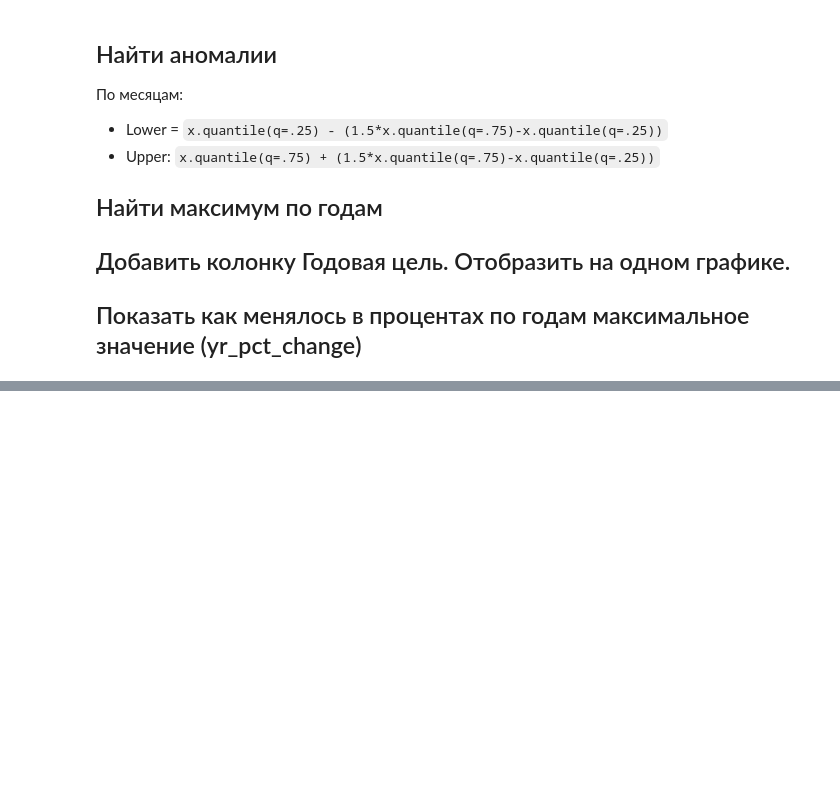
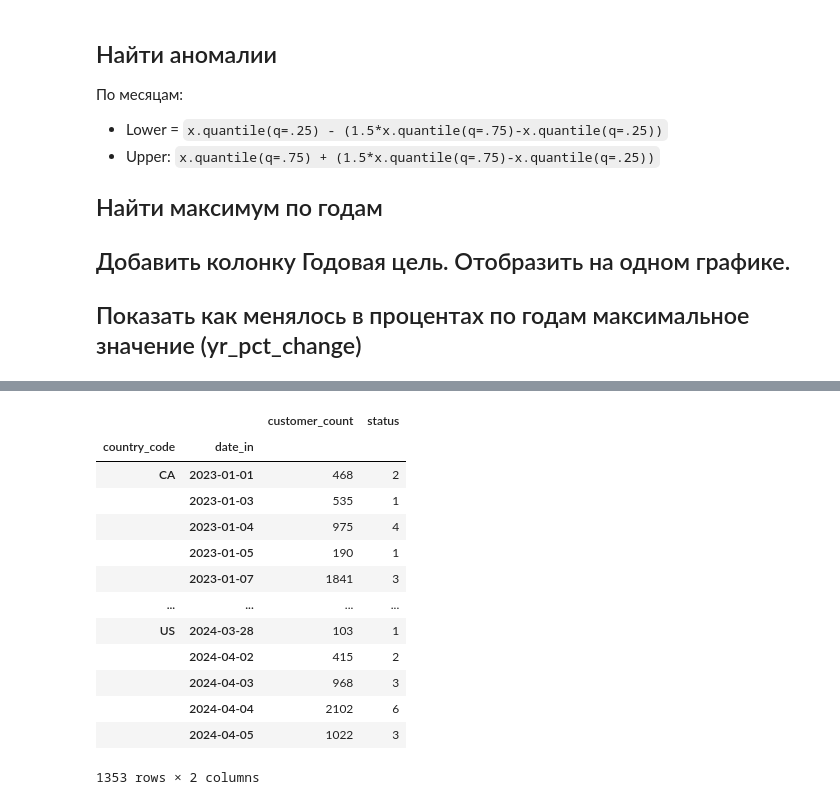
Before and after one commit to DagalSV/clone_BigData_2024, a Jupyter notebook: pandas_task_2.ipynb, the cells around one changed output, grey strips where cells are left out. Cells and saved outputs as stored; diff of their text form; code cells hidden in the pictures; blank space fills up the shorter version.

```diff
--- a/pandas_task_2.ipynb
+++ b/pandas_task_2.ipynb
@@ -183,0 +189,18 @@ array(['US', 'RU', 'IT', 'KZ', 'CA'], dtype=object)
+# %%
+daily_data = df.reset_index().groupby(['country_code', 'date_in']).sum()
+daily_data
+# %% [output]
+|  |  | customer_count | status |
+| country_code | date_in |  |  |
+| CA | 2023-01-01 | 468 | 2 |
+|  | 2023-01-03 | 535 | 1 |
+|  | 2023-01-04 | 975 | 4 |
+|  | 2023-01-05 | 190 | 1 |
+|  | 2023-01-07 | 1841 | 3 |
+| ... | ... | ... | ... |
+| US | 2024-03-28 | 103 | 1 |
+|  | 2024-04-02 | 415 | 2 |
+|  | 2024-04-03 | 968 | 3 |
+|  | 2024-04-04 | 2102 | 6 |
+|  | 2024-04-05 | 1022 | 3 |
+1353 rows × 2 columns
```
Also changed, not shown: parts of 6 cells of this notebook.
